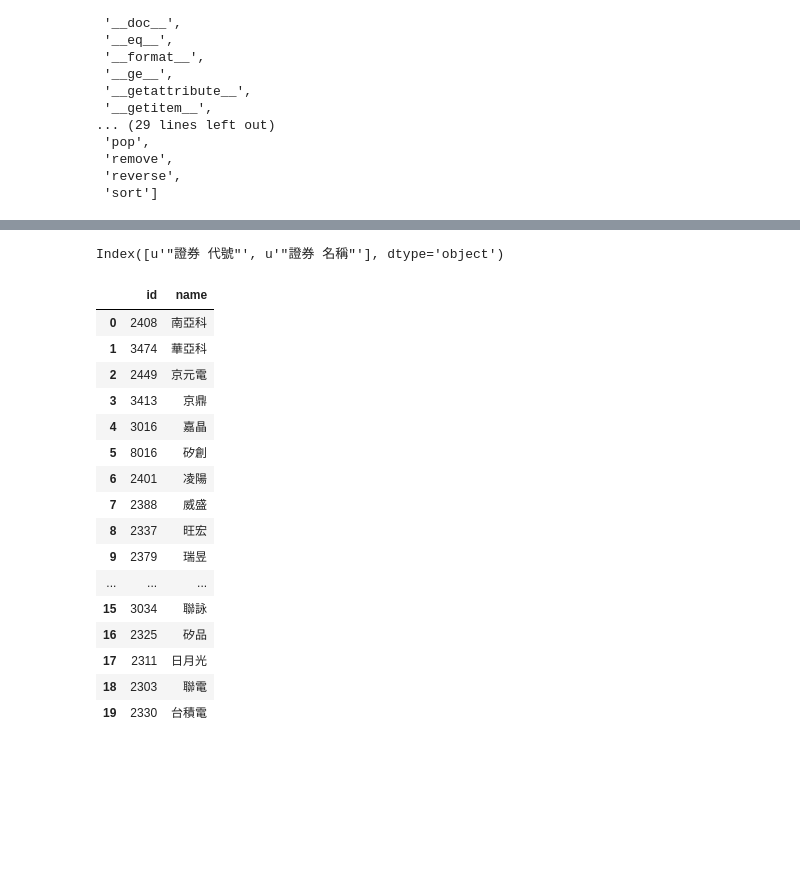
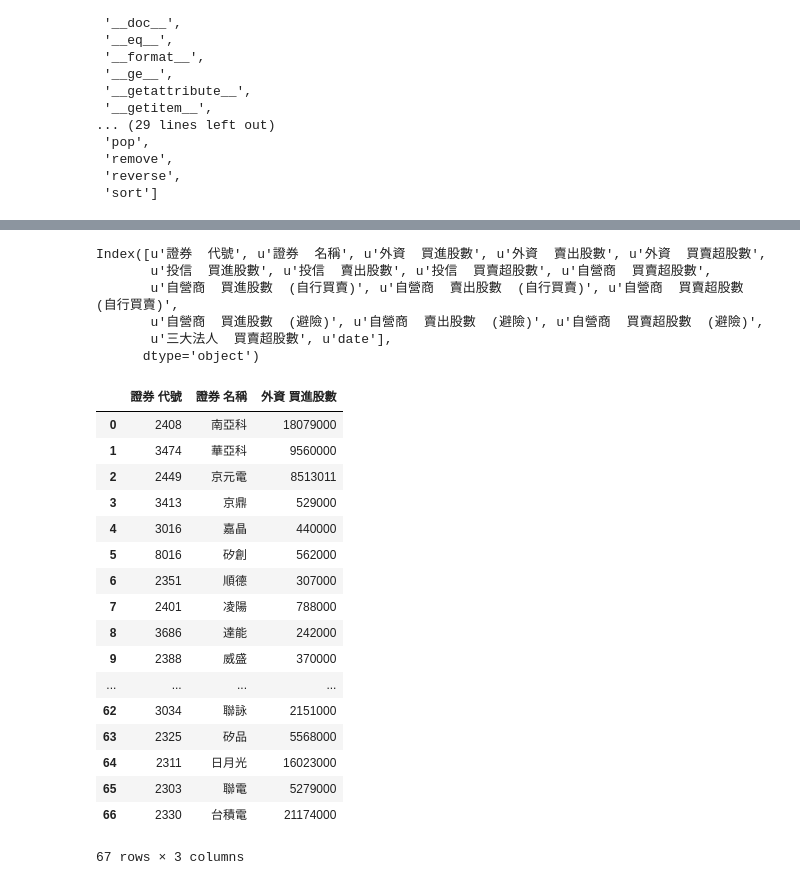
Before and after one commit to ywchiu/pyfinance, a Jupyter notebook: 20160515Demo.ipynb, the cells around one changed output, grey strips where cells are left out. Cells and saved outputs as stored; diff of their text form; code cells hidden in the pictures; blank space fills up the shorter version.

```diff
--- a/20160515Demo.ipynb
+++ b/20160515Demo.ipynb
@@ -306,9 +306,10 @@ stockdf.to_sql(name = 'trading_volume', index=False, con = con, if_exists="repla
 #con.commit()
 con.close()
 # %%
+
 #stockdf.head()
 #len(stockdf.columns)
-stockdf.columns = ['id', 'name', 'buy', 'sale', '4','5', '6', '7' '8','9','10','11','12', '13', '14', '15', '16', 'date']
+#stockdf.columns = ['id', 'name', 'buy', 'sale', '4','5', '6', '7' '8','9','10','11','12', '13', '14', '15', '16', 'date']
 # %%
 with lite.connect('finance2.sqlite') as con:
     stockdf.to_sql(name = 'trading_volume', index=False, con = con, if_exists="replace")
@@ -327,30 +328,36 @@ df2.head()
 # %%
 df2.columns
 # %% [output]
-Index([u'"證券 代號"', u'"證券 名稱"'], dtype='object')
+Index([u'證券  代號', u'證券  名稱', u'外資  買進股數', u'外資  賣出股數', u'外資  買賣超股數',
+       u'投信  買進股數', u'投信  賣出股數', u'投信  買賣超股數', u'自營商  買賣超股數',
+       u'自營商  買進股數  (自行買賣)', u'自營商  賣出股數  (自行買賣)', u'自營商  買賣超股數  (自行買賣)',
+       u'自營商  買進股數  (避險)', u'自營商  賣出股數  (避險)', u'自營商  買賣超股數  (避險)',
+       u'三大法人  買賣超股數', u'date'],
+      dtype='object')
 # %%
 import pandas as pd
 with lite.connect('finance2.sqlite') as con:
     df2 = pd.read_sql_query(\
-        u"select id, name from trading_volume where buy > 307000", con)
+        "select \"證券  代號\",\"證券  名稱\",\"外資  買進股數\" from trading_volume".decode('utf-8'), con)
 df2
 # %% [output]
-|  | id | name |
-| 0 | 2408 | 南亞科 |
-| 1 | 3474 | 華亞科 |
-| 2 | 2449 | 京元電 |
-| 3 | 3413 | 京鼎 |
-| 4 | 3016 | 嘉晶 |
-| 5 | 8016 | 矽創 |
-| 6 | 2401 | 凌陽 |
-| 7 | 2388 | 威盛 |
-| 8 | 2337 | 旺宏 |
-| 9 | 2379 | 瑞昱 |
-| ... | ... | ... |
-| 15 | 3034 | 聯詠 |
-| 16 | 2325 | 矽品 |
-| 17 | 2311 | 日月光 |
-| 18 | 2303 | 聯電 |
-| 19 | 2330 | 台積電 |
+|  | 證券 代號 | 證券 名稱 | 外資 買進股數 |
+| 0 | 2408 | 南亞科 | 18079000 |
+| 1 | 3474 | 華亞科 | 9560000 |
+| 2 | 2449 | 京元電 | 8513011 |
+| 3 | 3413 | 京鼎 | 529000 |
+| 4 | 3016 | 嘉晶 | 440000 |
+| 5 | 8016 | 矽創 | 562000 |
+| 6 | 2351 | 順德 | 307000 |
+| 7 | 2401 | 凌陽 | 788000 |
+| 8 | 3686 | 達能 | 242000 |
+| 9 | 2388 | 威盛 | 370000 |
+| ... | ... | ... | ... |
+| 62 | 3034 | 聯詠 | 2151000 |
+| 63 | 2325 | 矽品 | 5568000 |
+| 64 | 2311 | 日月光 | 16023000 |
+| 65 | 2303 | 聯電 | 5279000 |
+| 66 | 2330 | 台積電 | 21174000 |
+67 rows × 3 columns
 # %%
 df2.to_excel('test.xlsx')
```
Also changed, not shown: parts of 1 cell of this notebook.
